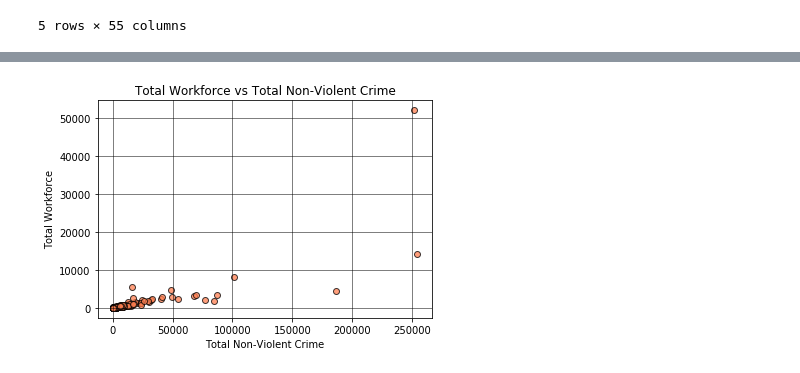
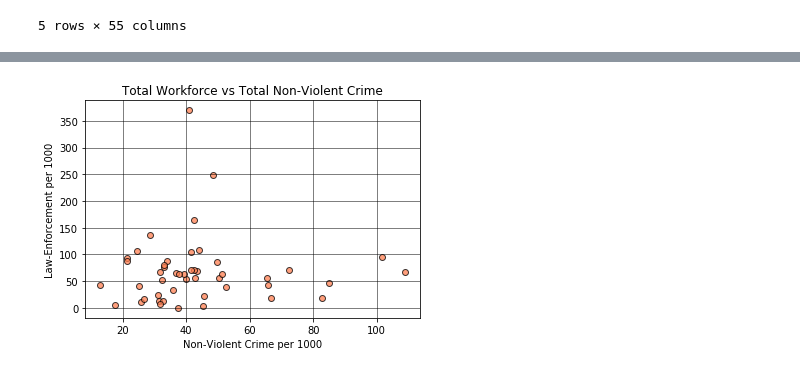
Before and after one commit to swbrummund/Project.01, a Jupyter notebook: Data_Analysis/CreatePlots.ipynb, the cells around one changed output, grey strips where cells are left out. Saved outputs shown, nothing was run; the diff lists cells and outputs as text; code cells hidden in the pictures.

```diff
--- a/Data_Analysis/CreatePlots.ipynb
+++ b/Data_Analysis/CreatePlots.ipynb
@@ -51,0 +33,5 @@ dtype: int64
+# %%
+group = fbi_census_df.groupby(by="State").aggregate({"Total Crime":"sum","Law-Enforcement per 1000":"sum",
+                                                     "Population":"sum","Total Non-Violent Crime":"sum",
+                                                    "Total Violent Crime":"sum"})
+group
@@ -207,22 +218,22 @@ plt.grid(color="black",linestyle="-",linewidth=0.5)
 # %%
 #fbi_census_df
 
-x_axis = fbi_census_df["Total Non-Violent Crime"]
-y_axis = fbi_census_df["Total Workforce"]
+x_axis = group["Total Non-Violent Crime"]/group["Population"]*1000
+y_axis = group["Law-Enforcement per 1000"]
 #size = fbi_census_df["Population"]
 
 
 # Build the scatter plots for each city types
 
 plt.scatter(x_axis,y_axis,facecolors="coral",edgecolors="black",alpha=0.75)
 
 # Incorporate the other graph properties
 
 plt.title("Total Workforce vs Total Non-Violent Crime")
-plt.ylabel("Total Workforce")
-plt.xlabel("Total Non-Violent Crime")
+plt.ylabel("Law-Enforcement per 1000")
+plt.xlabel("Non-Violent Crime per 1000")
 
 
 plt.grid(color="black",linestyle="-",linewidth=0.5)
 # %% [output]
-[figure, old version]
+[figure, new version]
```
Also changed, not shown: parts of 13 cells of this notebook.
